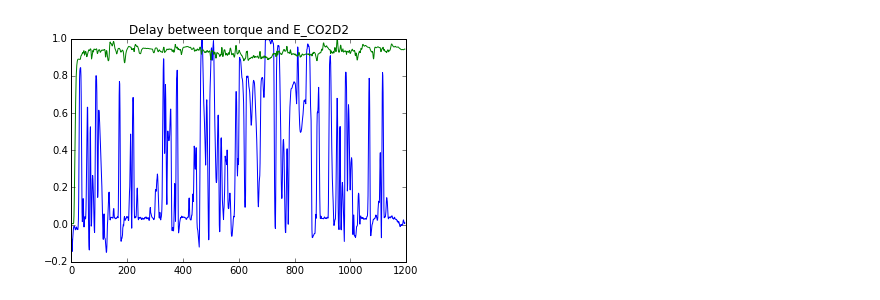
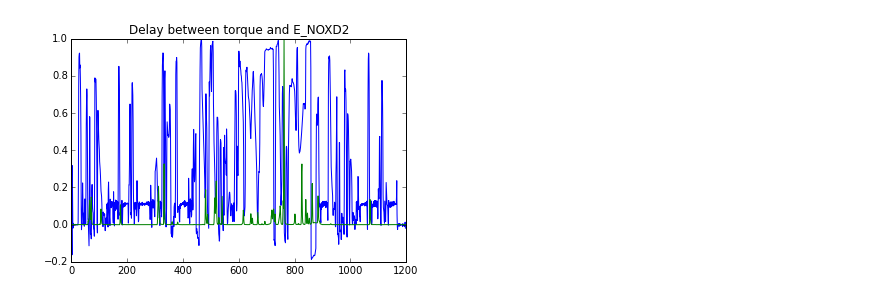
Before and after one commit to bischofs/Python-data-works, a Jupyter notebook: Anton Test/1065_Calculation/test.ipynb, the cells around one changed output. Cells and saved outputs as stored; diff of their text form; code cells hidden in the pictures.

```diff
--- a/Anton Test/1065_Calculation/test.ipynb
+++ b/Anton Test/1065_Calculation/test.ipynb
@@ -4,14 +4,13 @@ import pandas as pd
 import pylab as pl
 import numpy as np
 import matplotlib.pyplot as plt
-#from matplotlib import pylab as plt
 from scipy import signal
 from functools import reduce
 import scipy
 import time
 %matplotlib inline
 
-data = pd.read_csv("HS_C12.csv",header=2, encoding ='cp932')
+data = pd.read_csv("c10_2.csv",header=2, encoding ='cp932')
 data = data.convert_objects(convert_numeric=True)
 pct = data.C_TRQENG.pct_change()
 # %%
@@ -55,14 +54,14 @@ Chosen delay = [2] seconds
 # %%
 import matplotlib.pyplot as plt
-species = 'E_CO2D2'
+species = 'E_NOXD2'
 species2 = 'E_NOXD2'
 
 x = np.arange(1,len(data),1)
 y1 = data.C_TRQENG[1:len(data)+1]/np.nanmax(data.C_TRQENG, axis=0)[1]
 #y1 = data.get(species2)[1:len(data)+1]/np.nanmax(data.get(species2), axis=0)[1]
 y2 = data.get(species)[1:len(data)+1]/np.nanmax(data.get(species), axis=0)[1]
 plt.plot(x,y1,x,y2)
 plt.title('Delay between torque and ' +species)
 plt.show()
 # %% [output]
-[figure, old version]
+[figure, new version]
```
Also changed, not shown: parts of 9 cells of this notebook, 2 other files.
